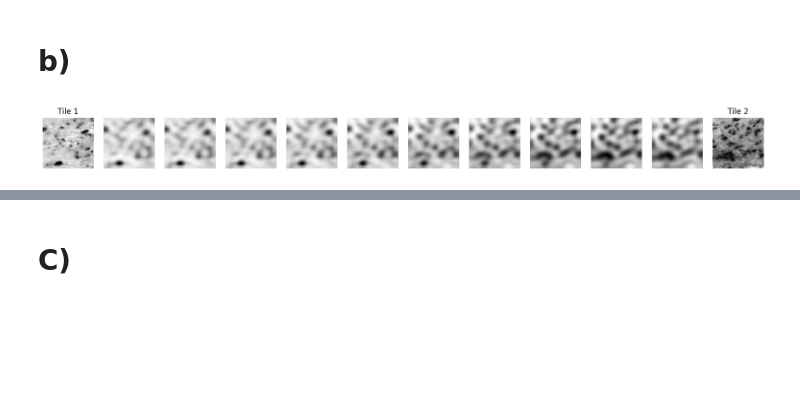
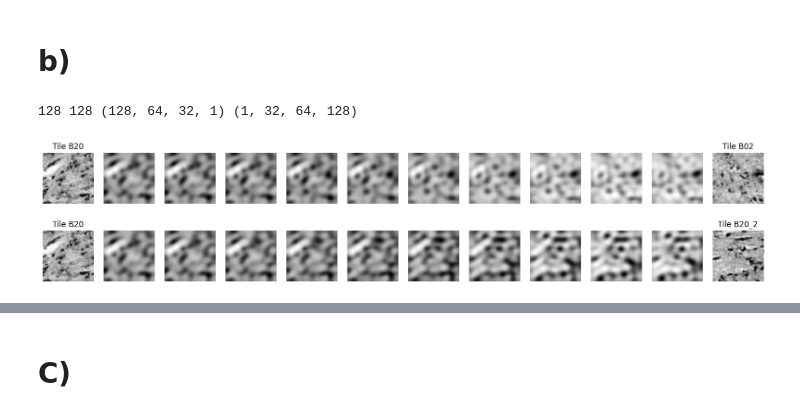
Before and after one commit to floriankark/deep_generative_models, a Jupyter notebook: notebooks/5_analysis.ipynb, the cells around one changed output, grey strips where cells are left out. Drawn from its saved outputs; the diff is of its cells as text; code cells hidden in the pictures; blank space fills up the shorter version.

```diff
--- a/notebooks/5_analysis.ipynb
+++ b/notebooks/5_analysis.ipynb
@@ -60,36 +60,68 @@ plot_reconstructed_images(test_images, reconstructed_images)
 # %%
 import numpy as np
 import matplotlib.pyplot as plt
 
-# Load the test data
-test_loader = create_dataloader(CELL_DATA, ["B20"], tile_size=128, batch_size=1, tiles_per_epoch=3000, num_workers=0)
+# Load the trained model
+MODEL_PATH = STORAGE / "trained_model_VAE_MASHOOD_20241127_194150.pth"
+model = VAE(input_dim=128, last_hidden_dim=128, encoder_channels=(1, 32, 64, 128), decoder_channels=(128, 64, 32, 1), device=torch.device("cpu"))
+model.load_state_dict(torch.load(MODEL_PATH, map_location=torch.device("cpu")))
+model.eval()
 
-tile1, tile2 = next(iter(test_loader)), next(iter(test_loader))
+# Load the test data for B20 and B02
+test_loader_B20 = create_dataloader(CELL_DATA, ["B20"], tile_size=128, batch_size=1, tiles_per_epoch=3000, num_workers=0)
+test_loader_B02 = create_dataloader(CELL_DATA, ["B02"], tile_size=128, batch_size=1, tiles_per_epoch=3000, num_workers=0)
 
-_, mean1 = model.encode(tile1)
-_, mean2 = model.encode(tile2)
+# Get a tile from B20 and B02
+tile_B20 = next(iter(test_loader_B20))
+tile_B02 = next(iter(test_loader_B02))
+
+_, mean_B20 = model.encode(tile_B20)
+_, mean_B02 = model.encode(tile_B02)
 
 # Define k interpolation steps
 k = 10
-interpolated_z = [mean1 + (mean2 - mean1) * i / (k - 1) for i in range(k)]
-
-# Decode each interpolated vector
+interpolated_z = [mean_B20 + (mean_B02 - mean_B20) * i / (k - 1) for i in range(k)]
 interpolated_images = [model.decode(z) for z in interpolated_z]
 
 # Plot original and interpolated images
-fig, axes = plt.subplots(1, k + 2, figsize=(20, 2))
-axes[0].imshow(tile1.view(128, 128).detach().numpy(), cmap='gray')
-axes[0].set_title('Tile 1')
-axes[0].axis('off')
+fig, axes = plt.subplots(2, k + 2, figsize=(20, 4))
+
+axes[0, 0].imshow(tile_B20.view(128, 128).detach().numpy(), cmap='gray')
+axes[0, 0].set_title('Tile B20')
+axes[0, 0].axis('off')
 
 for i, img in enumerate(interpolated_images):
-    axes[i + 1].imshow(img.view(128, 128).detach().numpy(), cmap='gray')
-    axes[i + 1].axis('off')
+    axes[0, i + 1].imshow(img.view(128, 128).detach().numpy(), cmap='gray')
+    axes[0, i + 1].axis('off')
 
-axes[-1].imshow(tile2.view(128, 128).detach().numpy(), cmap='gray')
-axes[-1].set_title('Tile 2')
-axes[-1].axis('off')
+axes[0, -1].imshow(tile_B02.view(128, 128).detach().numpy(), cmap='gray')
+axes[0, -1].set_title('Tile B02')
+axes[0, -1].axis('off')
+
+tile_B20_2 = next(iter(test_loader_B20))
+
+# Encode the tiles to obtain their latent representations
+_, mean_B20_2 = model.encode(tile_B20_2)
+
+# Define k interpolation steps for within-section
+interpolated_z_within = [mean_B20 + (mean_B20_2 - mean_B20) * i / (k - 1) for i in range(k)]
+
+# Decode each interpolated vector for within-section
+interpolated_images_within = [model.decode(z) for z in interpolated_z_within]
+
+axes[1, 0].imshow(tile_B20.view(128, 128).detach().numpy(), cmap='gray')
+axes[1, 0].set_title('Tile B20')
+axes[1, 0].axis('off')
+
+for i, img in enumerate(interpolated_images_within):
+    axes[1, i + 1].imshow(img.view(128, 128).detach().numpy(), cmap='gray')
+    axes[1, i + 1].axis('off')
+
+axes[1, -1].imshow(tile_B20_2.view(128, 128).detach().numpy(), cmap='gray')
+axes[1, -1].set_title('Tile B20_2')
+axes[1, -1].axis('off')
 
 plt.show()
 # %% [output]
+128 128 (128, 64, 32, 1) (1, 32, 64, 128)
-[figure, old version]
+[figure, new version]
```
Also changed, not shown: parts of 1 cell of this notebook, 1 other file.
